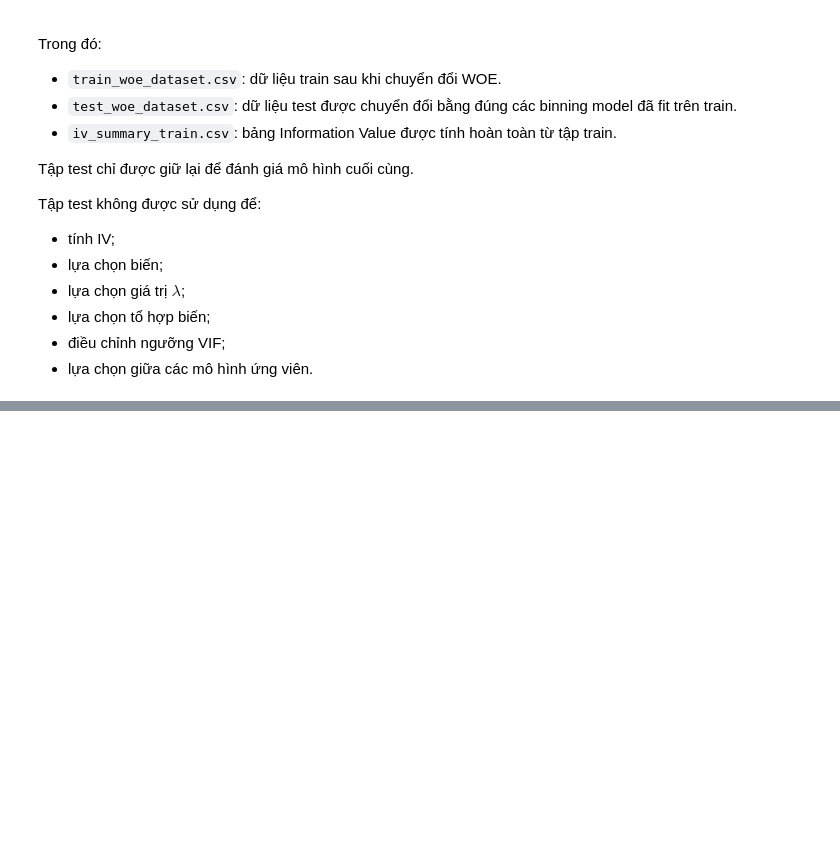
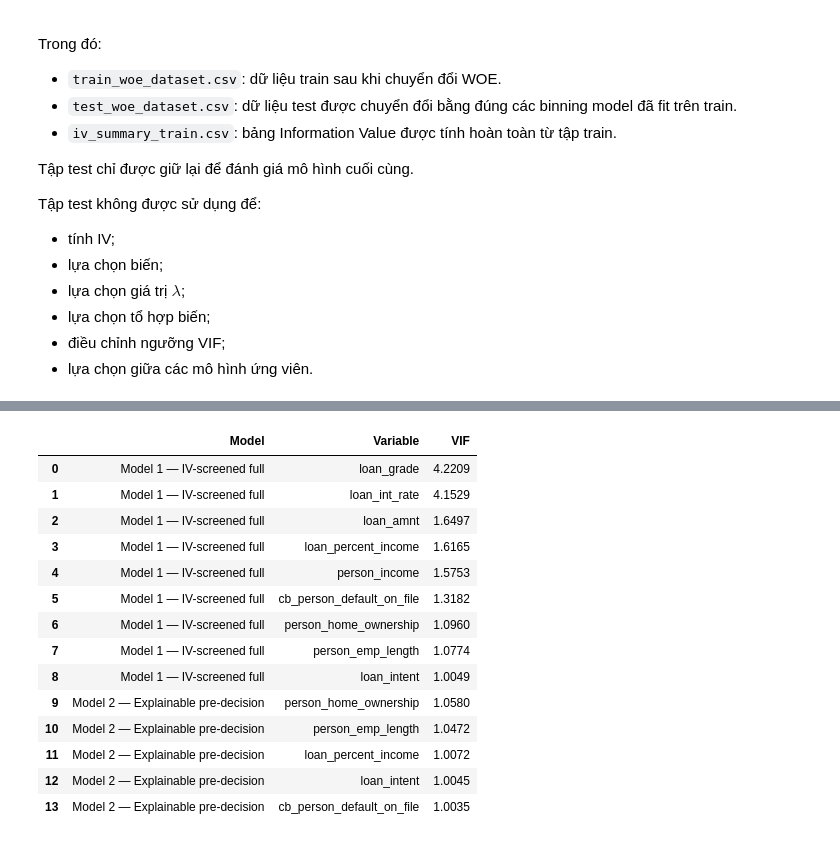
Before and after one commit to AIVIETNAM-AIO-trungcan/Module-2, a Jupyter notebook: notebook/FS_credit_score_features_selection.ipynb, the cells around one changed output, grey strips where cells are left out. Saved outputs shown, nothing was run; the diff lists cells and outputs as text; code cells hidden in the pictures; blank space fills up the shorter version.

```diff
--- a/notebook/FS_credit_score_features_selection.ipynb
+++ b/notebook/FS_credit_score_features_selection.ipynb
@@ -4854,0 +2144,95 @@ Tập test vẫn được giữ riêng cho giai đoạn đánh giá cuối cùng
+# %%
+model_1_vif = calculate_vif(
+    train_woe_dataset[
+        MODEL_1_FEATURES
+    ]
+)
+
+model_2_vif = calculate_vif(
+    train_woe_dataset[
+        MODEL_2_FEATURES
+    ]
+)
+
+model_1_vif["Model"] = (
+    "Model 1 — IV-screened full"
+)
+
+model_2_vif["Model"] = (
+    "Model 2 — Explainable pre-decision"
+)
+
+vif_comparison = pd.concat(
+    [
+        model_1_vif,
+        model_2_vif
+    ],
+    ignore_index=True
+)
+
+display(
+    vif_comparison[
+        [
+            "Model",
+            "Variable",
+            "VIF"
+        ]
+    ].style.format({
+        "VIF": "{:.4f}"
+    })
+)
+
+vif_summary = pd.DataFrame([
+    {
+        "Model": "Model 1 — IV-screened full",
+        "Number of features": len(
+            MODEL_1_FEATURES
+        ),
+        "Maximum VIF": float(
+            model_1_vif["VIF"].max()
+        ),
+        "Any VIF > 5": bool(
+            (
+                model_1_vif["VIF"]
+                > VIF_THRESHOLD
+            ).any()
+        )
+    },
+    {
+        "Model": "Model 2 — Explainable pre-decision",
+        "Number of features": len(
+            MODEL_2_FEATURES
+        ),
+        "Maximum VIF": float(
+            model_2_vif["VIF"].max()
+        ),
+        "Any VIF > 5": bool(
+            (
+                model_2_vif["VIF"]
+                > VIF_THRESHOLD
+            ).any()
+        )
+    }
+])
+
+display(
+    vif_summary.style.format({
+        "Maximum VIF": "{:.4f}"
+    })
+)
+# %% [output]
+|  | Model | Variable | VIF |
+| 0 | Model 1 — IV-screened full | loan_grade | 4.2209 |
+| 1 | Model 1 — IV-screened full | loan_int_rate | 4.1529 |
+| 2 | Model 1 — IV-screened full | loan_amnt | 1.6497 |
+| 3 | Model 1 — IV-screened full | loan_percent_income | 1.6165 |
+| 4 | Model 1 — IV-screened full | person_income | 1.5753 |
+| 5 | Model 1 — IV-screened full | cb_person_default_on_file | 1.3182 |
+| 6 | Model 1 — IV-screened full | person_home_ownership | 1.0960 |
+| 7 | Model 1 — IV-screened full | person_emp_length | 1.0774 |
+| 8 | Model 1 — IV-screened full | loan_intent | 1.0049 |
+| 9 | Model 2 — Explainable pre-decision | person_home_ownership | 1.0580 |
+| 10 | Model 2 — Explainable pre-decision | person_emp_length | 1.0472 |
+| 11 | Model 2 — Explainable pre-decision | loan_percent_income | 1.0072 |
+| 12 | Model 2 — Explainable pre-decision | loan_intent | 1.0045 |
+| 13 | Model 2 — Explainable pre-decision | cb_person_default_on_file | 1.0035 |
```
Also changed, not shown: parts of 101 cells of this notebook, 9 other files.
